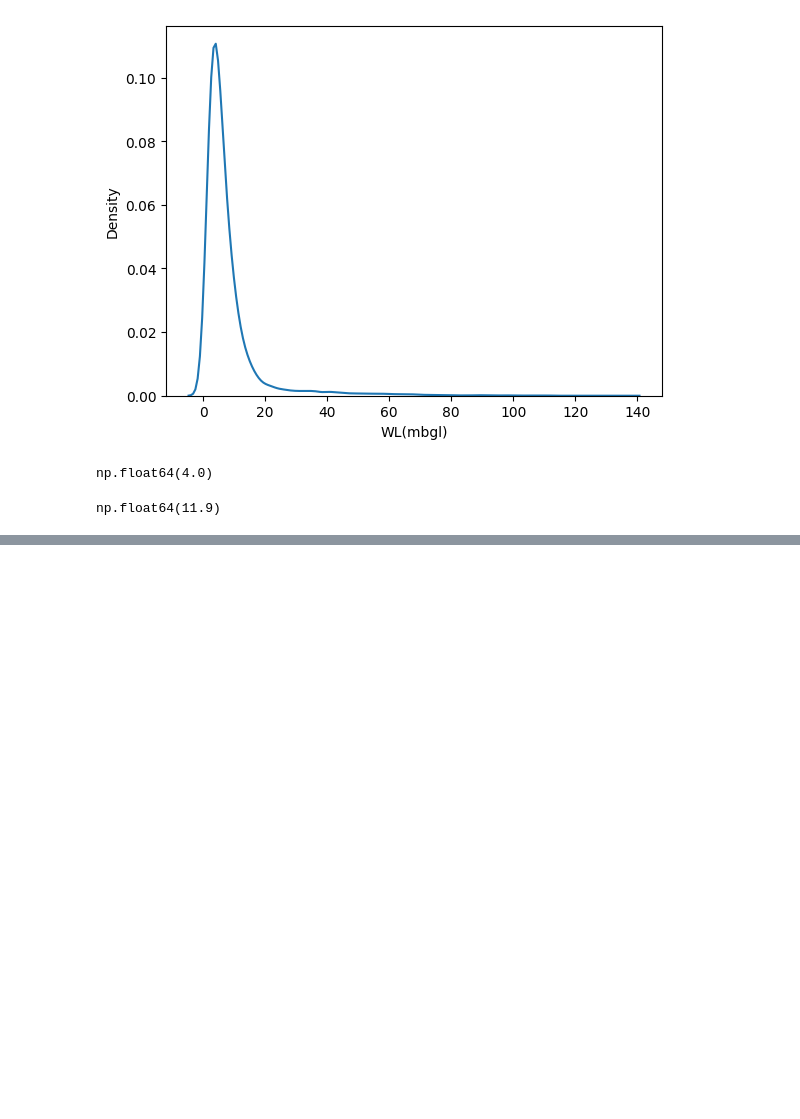
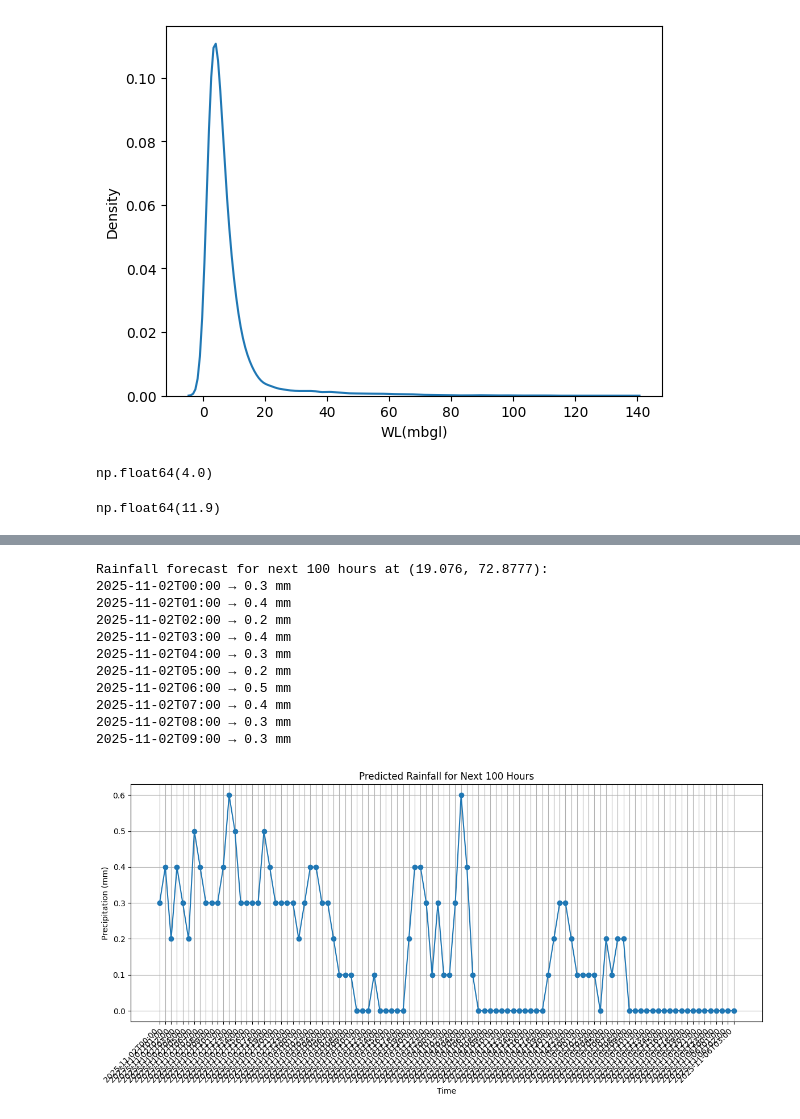
Before and after one commit to Tejasisnothere/HydroForecast, a Jupyter notebook: AI/notebooks/notebook.ipynb, the cells around one changed output, grey strips where cells are left out. Cells and saved outputs as stored; diff of their text form; code cells hidden in the pictures; blank space fills up the shorter version.

```diff
--- a/AI/notebooks/notebook.ipynb
+++ b/AI/notebooks/notebook.ipynb
@@ -422,0 +542,56 @@ np.float64(11.9)
+# %%
+# 📦 Install dependencies (if not already installed)
+
+
+import requests
+import matplotlib.pyplot as plt
+
+# --- Input your location ---
+latitude = 19.0760   # Mumbai
+longitude = 72.8777  # Mumbai
+forecast_hours = 100  # number of hours to predict
+
+# --- Call Open-Meteo API ---
+url = "https://api.open-meteo.com/v1/forecast"
+params = {
+    "latitude": latitude,
+    "longitude": longitude,
+    "hourly": "precipitation",
+    "timezone": "auto"
+}
+
+response = requests.get(url, params=params)
+data = response.json()
+
+# --- Extract rainfall data ---
+times = data["hourly"]["time"][:forecast_hours]
+rain = data["hourly"]["precipitation"][:forecast_hours]
+
+# --- Display sample output ---
+print(f"Rainfall forecast for next {forecast_hours} hours at ({latitude}, {longitude}):")
+for t, r in zip(times[:10], rain[:10]):  # just first 10 samples
+    print(f"{t} → {r} mm")
+
+# --- Plot rainfall forecast ---
+plt.figure(figsize=(12, 6))
+plt.plot(times, rain, marker='o')
+plt.xticks(rotation=45, ha='right')
+plt.title(f"Predicted Rainfall for Next {forecast_hours} Hours")
+plt.xlabel("Time")
+plt.ylabel("Precipitation (mm)")
+plt.grid(True)
+plt.tight_layout()
+plt.show()
+# %% [output]
+Rainfall forecast for next 100 hours at (19.076, 72.8777):
+2025-11-02T00:00 → 0.3 mm
+2025-11-02T01:00 → 0.4 mm
+2025-11-02T02:00 → 0.2 mm
+2025-11-02T03:00 → 0.4 mm
+2025-11-02T04:00 → 0.3 mm
+2025-11-02T05:00 → 0.2 mm
+2025-11-02T06:00 → 0.5 mm
+2025-11-02T07:00 → 0.4 mm
+2025-11-02T08:00 → 0.3 mm
+2025-11-02T09:00 → 0.3 mm
+[figure, added]
```
Also changed, not shown: parts of 9 cells of this notebook, 6 other files.
